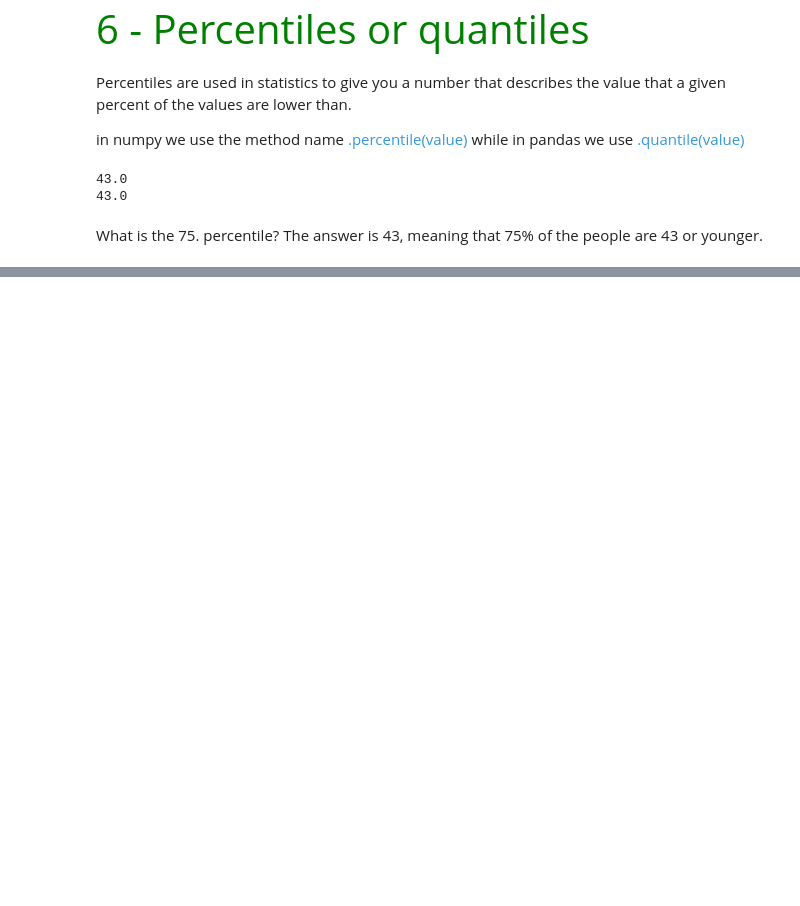
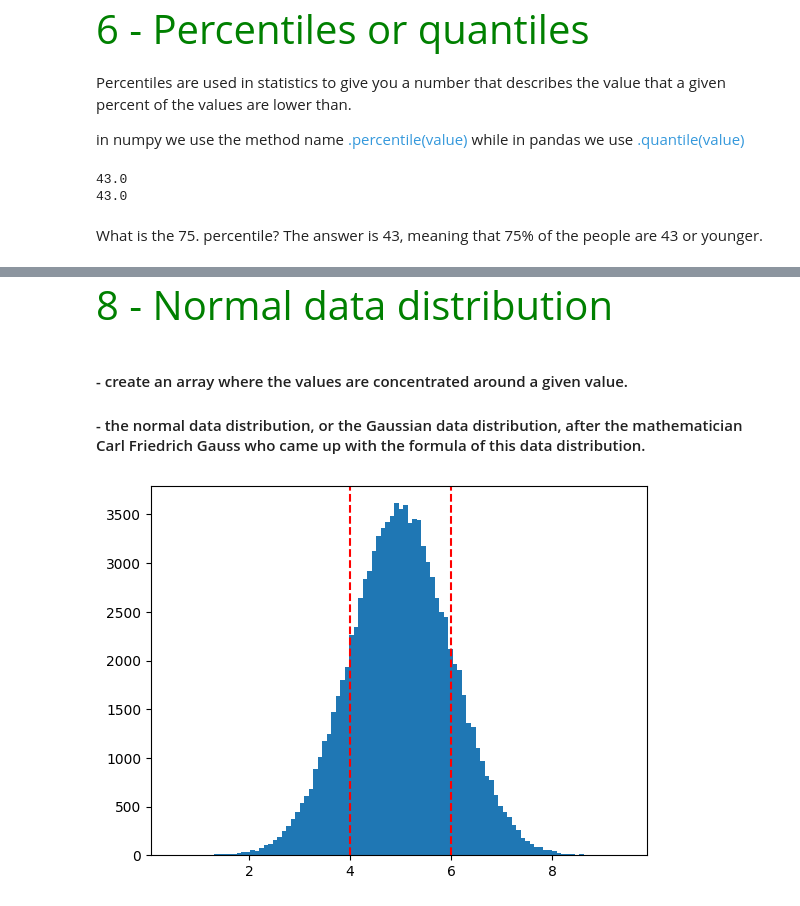
Before and after one commit to SouLayman2022/W3_machine_learning, a Jupyter notebook: Machine _learning_algorithmes.ipynb, the cells around one changed output, grey strips where cells are left out. Cells and saved outputs as stored; diff of their text form; code cells hidden in the pictures; blank space fills up the shorter version.

```diff
--- a/Machine _learning_algorithmes.ipynb
+++ b/Machine _learning_algorithmes.ipynb
@@ -149,0 +206,17 @@ What is the 75. percentile? The answer is 43, meaning that 75% of the people are
+# %% [markdown]
+<span style='font-size:40px; color:green'>8 - Normal data distribution</span> </br>
+# %% [markdown]
+#### - create an array where the values are concentrated around a given value.
+
+#### - the normal data distribution, or the Gaussian data distribution, after the mathematician Carl Friedrich Gauss who came up with the formula of this data distribution.
+# %%
+x = np.random.normal(5.0,1.0,100000)
+# 5.0 = mean , 1.0 = sd , 100 000 size
+plt.hist(x,100)
+#most vals are beyween 6 and 4 bcz the sd = 1
+plt.axvline(x=4, color='red', linestyle='--')
+plt.axvline(x=6, color='red', linestyle='--')
+
+plt.show()
+# %% [output]
+[figure, added]
```
Also changed, not shown: parts of 51 cells of this notebook, 4 other files.
